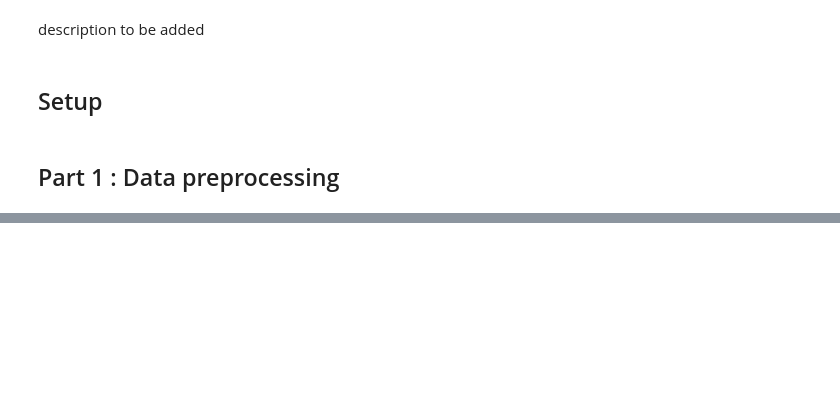
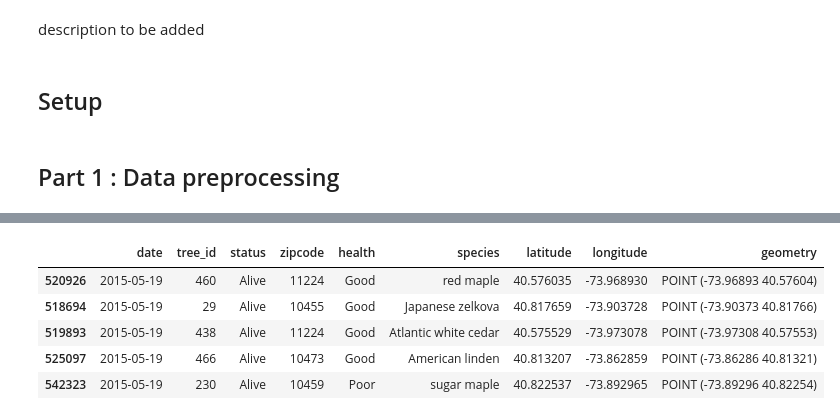
Before and after one commit to donny1101/4501_final_project, a Jupyter notebook: Final Project 2023.ipynb, the cells around one changed output, grey strips where cells are left out. Cells and saved outputs as stored; diff of their text form; code cells hidden in the pictures; blank space fills up the shorter version.

```diff
--- a/Final Project 2023.ipynb
+++ b/Final Project 2023.ipynb
@@ -103,0 +515,14 @@ def download_nyc_csv_data(data_url, access_token, start_dt, end_dt, storage_year
+# %%
+def load_all_data():
+    geodf_zipcode_data = load_and_clean_zipcodes(ZIPCODE_DATA_FILE)
+    geodf_311_data = clean_311_data()
+    geodf_tree_data = clean_tree_data()
+    df_zillow_data = load_and_clean_zillow_data()
+    return (
+        geodf_zipcode_data,
+        geodf_311_data,
+        geodf_tree_data,
+        df_zillow_data
+    )
+# %%
+geodf_zipcode_data, geodf_311_data, geodf_tree_data, df_zillow_data = load_all_data()
@@ -103,0 +601,9 @@ def download_nyc_csv_data(data_url, access_token, start_dt, end_dt, storage_year
+# %%
+geodf_tree_data.head()
+# %% [output]
+|  | date | tree_id | status | zipcode | health | species | latitude | longitude | geometry |
+| 520926 | 2015-05-19 | 460 | Alive | 11224 | Good | red maple | 40.576035 | -73.968930 | POINT (-73.96893 40.57604) |
+| 518694 | 2015-05-19 | 29 | Alive | 10455 | Good | Japanese zelkova | 40.817659 | -73.903728 | POINT (-73.90373 40.81766) |
+| 519893 | 2015-05-19 | 438 | Alive | 11224 | Good | Atlantic white cedar | 40.575529 | -73.973078 | POINT (-73.97308 40.57553) |
+| 525097 | 2015-05-19 | 466 | Alive | 10473 | Good | American linden | 40.813207 | -73.862859 | POINT (-73.86286 40.81321) |
+| 542323 | 2015-05-19 | 230 | Alive | 10459 | Poor | sugar maple | 40.822537 | -73.892965 | POINT (-73.89296 40.82254) |
```
Also changed, not shown: parts of 35 cells of this notebook.
